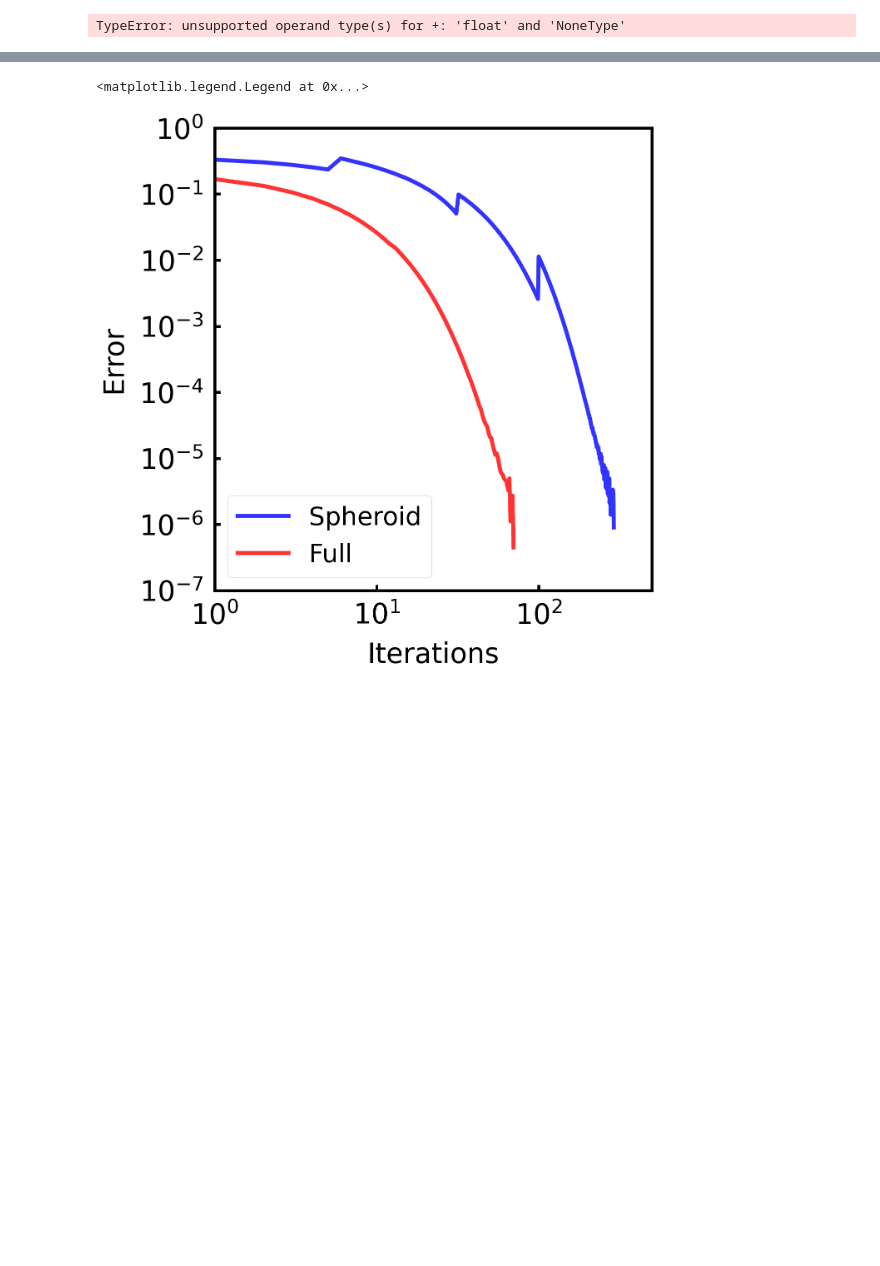
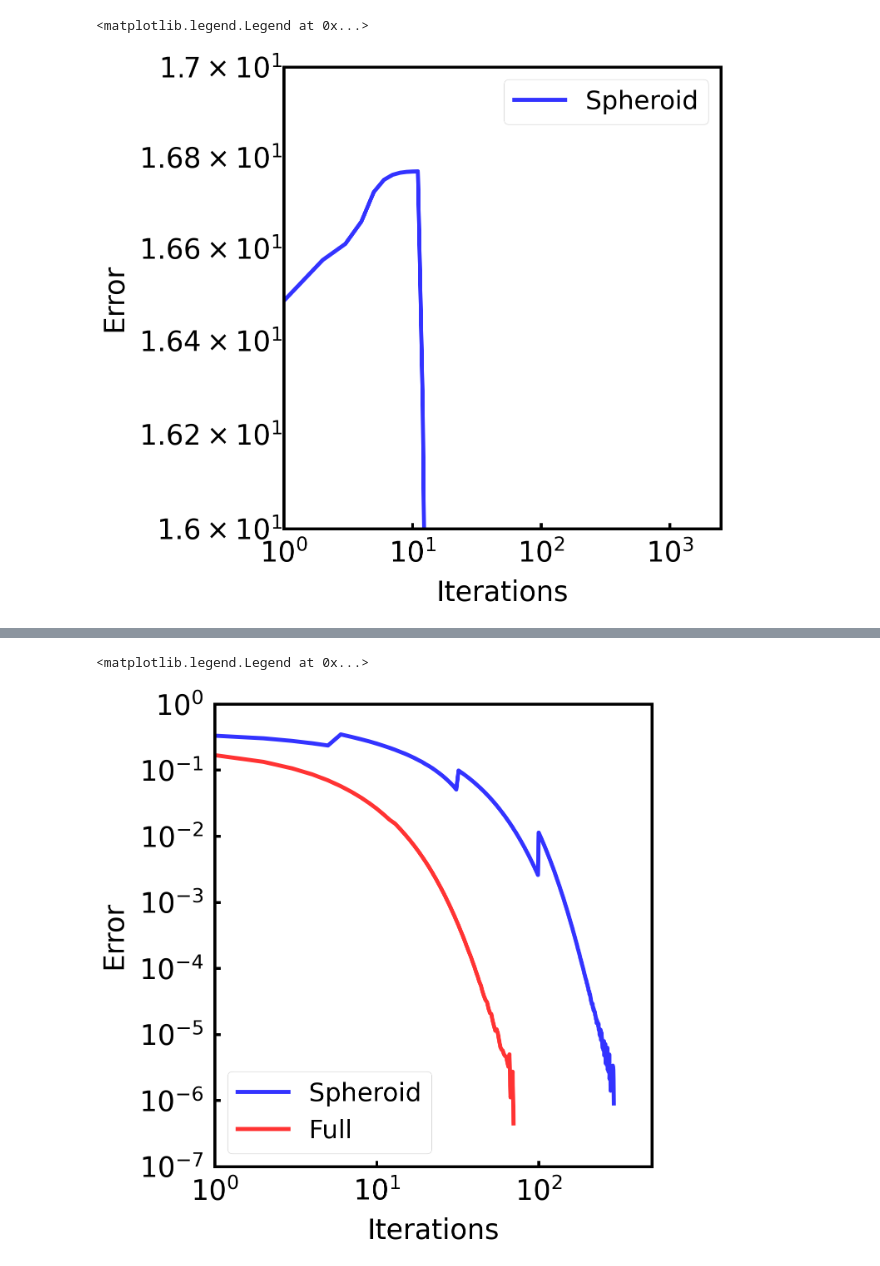
Before and after one commit to ZhangTao-SJTU/tvm, a Jupyter notebook: test.ipynb, the cells around one changed output, grey strips where cells are left out. Saved outputs shown, nothing was run; the diff lists cells and outputs as text; code cells hidden in the pictures; blank space fills up the shorter version.

```diff
--- a/test.ipynb
+++ b/test.ipynb
@@ -1,39 +1,51 @@
 # %%
 from toolbox.periodic import PeriodicTissue
 import matplotlib.pyplot as plt
-dir = "tests/1_cell_new_code_spheroid_updated/"
+dir = "tests/1_cell_new_code_spheroid/"
 areas = []
-iters =[i for i in range(0,72)]
+iters =[100*i for i in range(25)]
+with open("{}frozen_cells.txt".format(dir), 'r') as f:
+    frozen_cells = [int(line.strip()) for line in f.readlines()]
+with open("{}spheroid_cells.txt".format(dir), 'r') as f:
+    spheroid_cells = [int(line.strip()) for line in f.readlines()]
 for iter in iters:
-    with open("{}frozen_cells.txt".format(dir), 'r') as f:
-        frozen_cells = [int(line.strip()) for line in f.readlines()]
-    with open("{}spheroid_cells.txt".format(dir), 'r') as f:
-        spheroid_cells = [int(line.strip()) for line in f.readlines()]
     sample = PeriodicTissue.from_config(dir+"files/", "{:07d}.bulk.txt".format(iter))
     sample.write_periodic_vtk("net_system_{}.vtk".format(iter))
     frozen_polygons = []
     spheroid_polygons = []
     for cellID in frozen_cells:
         cell = sample.cells_[cellID]
         frozen_polygons+=cell.polygons_
     for cellID in spheroid_cells:
         cell = sample.cells_[cellID]
         spheroid_polygons+=cell.polygons_
-    # print(frozen_polygons)
-    # print(spheroid_polygons)
-
 
     surface_polygons = list(set(frozen_polygons).intersection(set(spheroid_polygons)))
     surface_area = 0
     for polygonID in surface_polygons:
         polygon = sample.polygons_[polygonID]
         surface_area += polygon.area_
     areas.append(surface_area)
 
 
-plt.plot(iters, areas)
-plt.xlabel("Iterations")
-plt.ylabel("Surface Area")
-plt.show()
+from toolbox.manuscriptPlots import plot
+import numpy as np
+plotter = plot()
+costs_sp = np.loadtxt("tests/1_cell_new_code_spheroid/q_values.txt")
+
+plotter.set_ylim(16,17)
+plotter.set_xlim(1,2500)
+plotter.set_xticks([50*i*i for i in range(6)])
+plotter.set_xlabel("Iterations")
+# plotter.set_ylabel(r"$<\sigma_{shear}/(K_V V_0)>$")
+plotter.set_ylabel("Error")
+# plotter.set_yScaled()
+# plotter.set_xScaled()
+plotter.initialize_figure()
+plotter.set_xLog()
+plotter.set_yLog()
+plotter.plot_xy([i for i in range(len(areas))], areas, color='blue', label ="Spheroid")
+plotter.ax.legend()
 # %% [output]
-TypeError: unsupported operand type(s) for +: 'float' and 'NoneType'
+<matplotlib.legend.Legend at 0x...>
+[figure, added]
```
Also changed, not shown: parts of 7 cells of this notebook, 5 other files.
